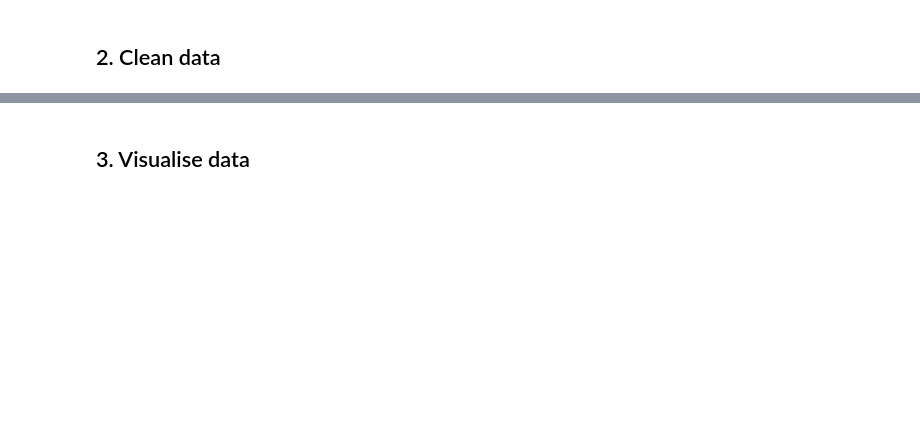
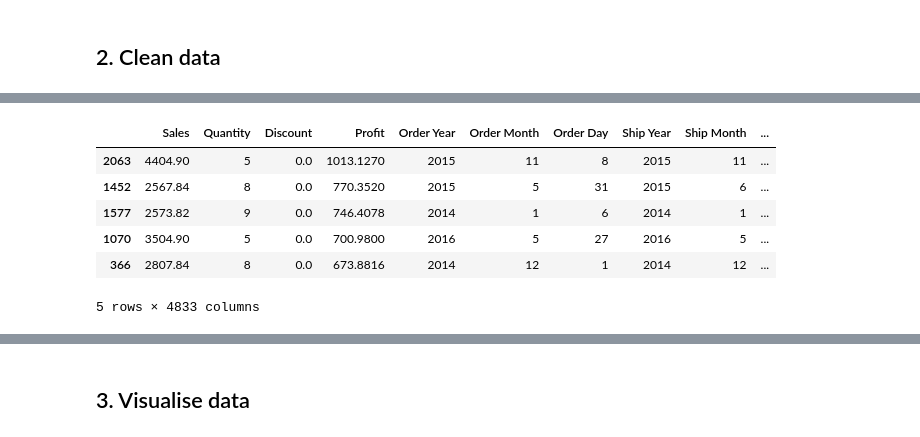
Before and after one commit to heaslay/2024-Phase-2-data-science, a Jupyter notebook: 1. Analysis and Preprocessing/part1-submission.ipynb, the cells around one changed output, grey strips where cells are left out. Cells and saved outputs as stored; diff of their text form; code cells hidden in the pictures; blank space fills up the shorter version.

```diff
--- a/1. Analysis and Preprocessing/part1-submission.ipynb
+++ b/1. Analysis and Preprocessing/part1-submission.ipynb
@@ -17,0 +152,11 @@ import matplotlib.pyplot as plt
+# %%
+top_profits = df_encoded.nlargest(5, 'Profit')
+top_profits
+# %% [output]
+|  | Sales | Quantity | Discount | Profit | Order Year | Order Month | Order Day | Ship Year | Ship Month | ... |
+| 2063 | 4404.90 | 5 | 0.0 | 1013.1270 | 2015 | 11 | 8 | 2015 | 11 | ... |
+| 1452 | 2567.84 | 8 | 0.0 | 770.3520 | 2015 | 5 | 31 | 2015 | 6 | ... |
+| 1577 | 2573.82 | 9 | 0.0 | 746.4078 | 2014 | 1 | 6 | 2014 | 1 | ... |
+| 1070 | 3504.90 | 5 | 0.0 | 700.9800 | 2016 | 5 | 27 | 2016 | 5 | ... |
+| 366 | 2807.84 | 8 | 0.0 | 673.8816 | 2014 | 12 | 1 | 2014 | 12 | ... |
+5 rows × 4833 columns
```
Also changed, not shown: parts of 20 cells of this notebook, 1 other file.
